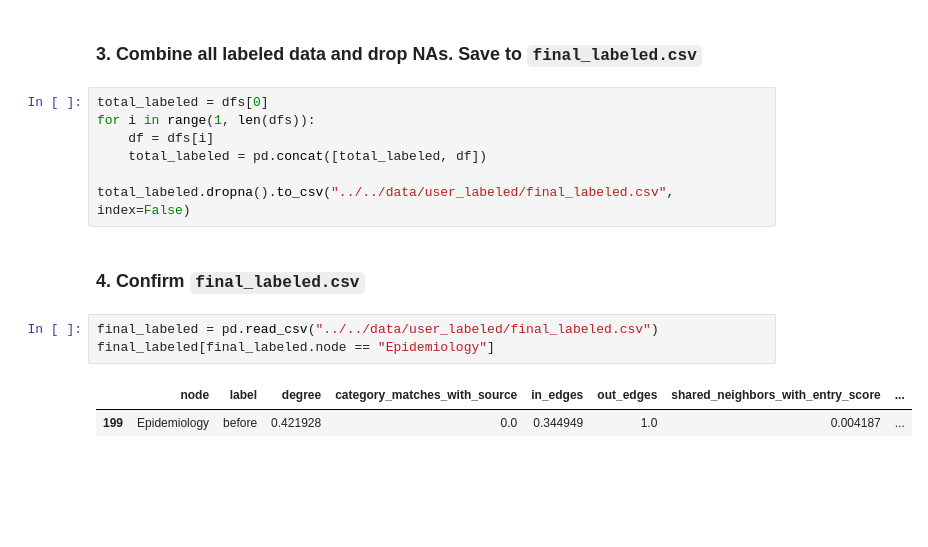
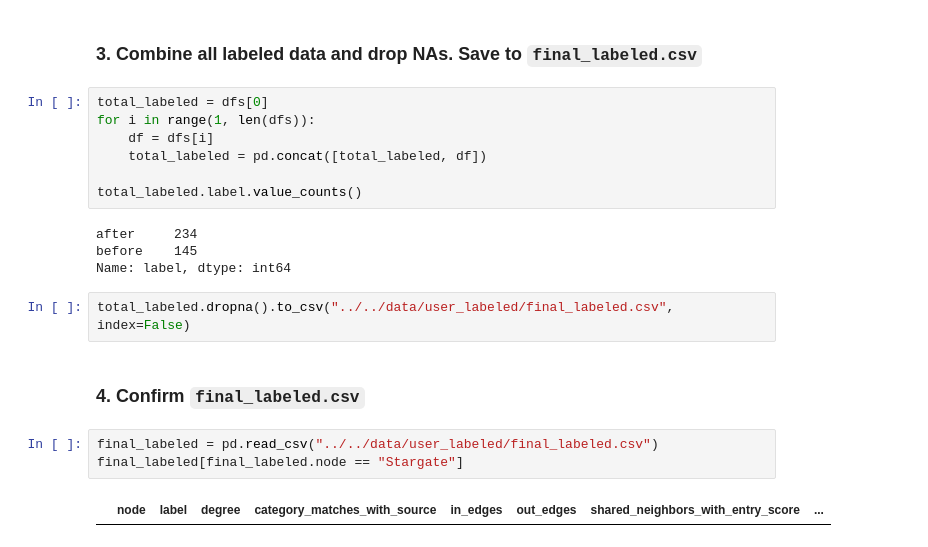
Before and after one commit to QED0711/wiki_learn, a Jupyter notebook: data-retrieval/data_labeling/merge_labeled.ipynb, the cells around one changed output. Saved outputs shown, nothing was run; the diff lists cells and outputs as text; blank space fills up the shorter version.

```diff
--- a/data-retrieval/data_labeling/merge_labeled.ipynb
+++ b/data-retrieval/data_labeling/merge_labeled.ipynb
@@ -53,12 +55,17 @@ for i in range(1, len(dfs)):
     df = dfs[i]
     total_labeled = pd.concat([total_labeled, df])
 
-total_labeled.dropna().to_csv("../../data/user_labeled/final_labeled.csv", index=False)
+total_labeled.label.value_counts()
+# %% [output]
+after     234
+before    145
+Name: label, dtype: int64
+# %%
+total_labeled.dropna().to_csv("../../data/user_labeled/final_labeled.csv", index=False)
 # %% [markdown]
 ### 4. Confirm `final_labeled.csv`
 # %%
 final_labeled = pd.read_csv("../../data/user_labeled/final_labeled.csv")
-final_labeled[final_labeled.node == "Epidemiology"]
+final_labeled[final_labeled.node == "Stargate"]
 # %% [output]
 |  | node | label | degree | category_matches_with_source | in_edges | out_edges | shared_neighbors_with_entry_score | ... |
-| 199 | Epidemiology | before | 0.421928 | 0.0 | 0.344949 | 1.0 | 0.004187 | ... |
```
Also changed, not shown: parts of 1 cell of this notebook, 8 other files.
